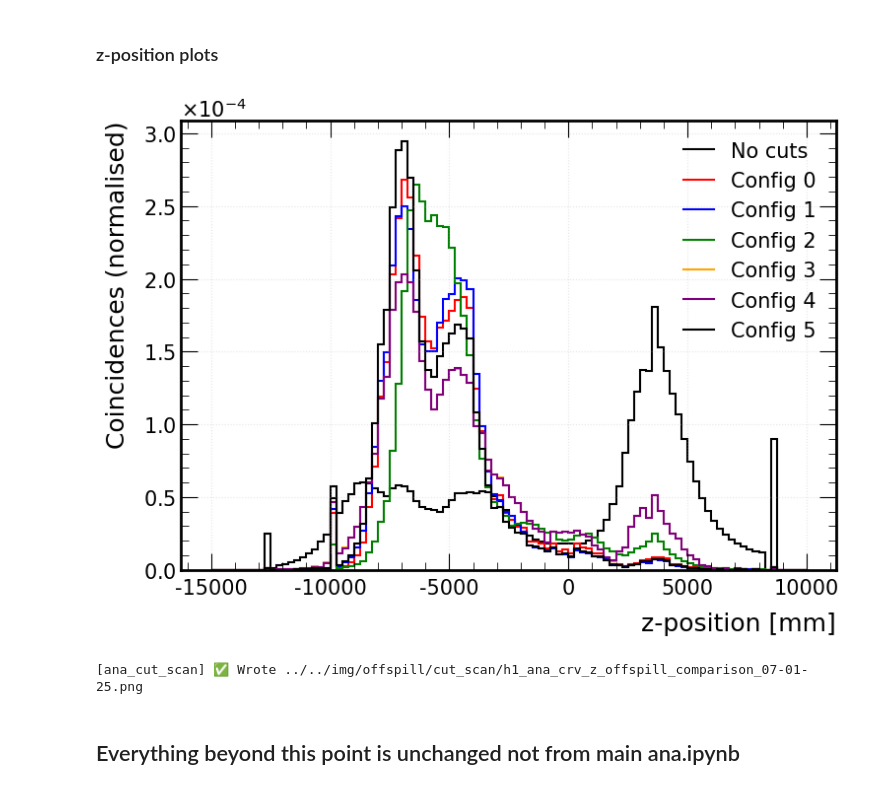
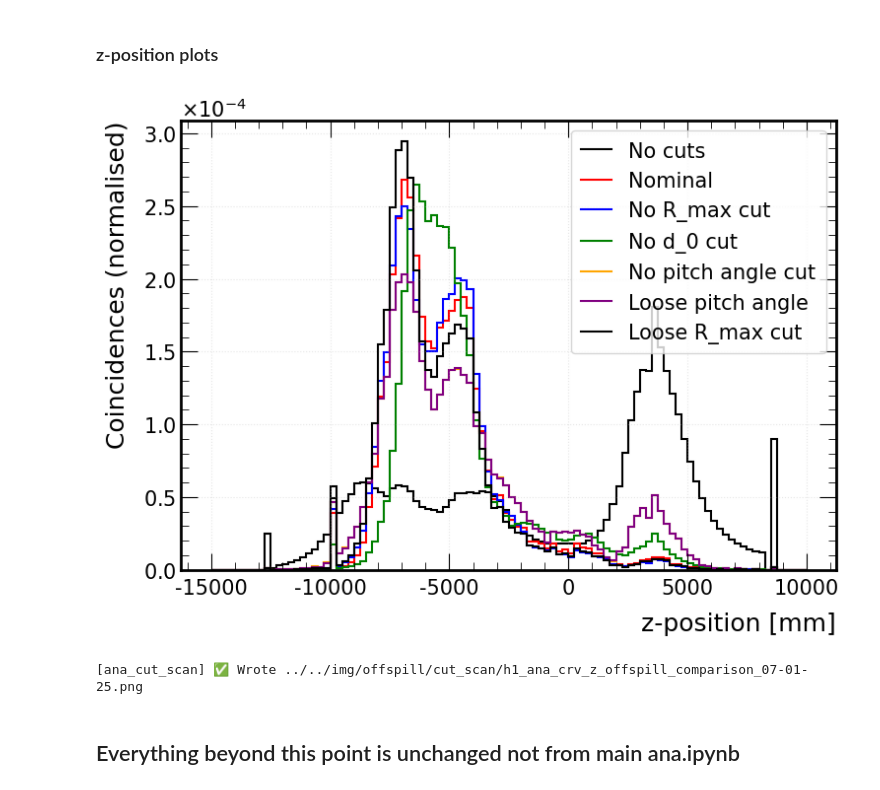
Before and after one commit to victordorojan/mu2e_cosmic_ana, a Jupyter notebook: ana/offspill/ana_cut_scan.ipynb, the cells around one changed output. Cells and saved outputs as stored; diff of their text form; code cells hidden in the pictures.

Commit message:
Updated plots

```diff
--- a/ana/offspill/ana_cut_scan.ipynb
+++ b/ana/offspill/ana_cut_scan.ipynb
@@ -864,39 +1002,48 @@ def z_plots_comparison(all_hists_dict, norm=True, out_path=None):
     # Colors for different configs
     colors = ["black", "red", "blue", "green", "orange", "purple"]
 
+    cut_labels = [
+            "Nominal",           # No within_lhr_max
+            "No R_max cut",           # No within_lhr_max
+            "No d_0 cut",             # No within_d0
+            "No pitch angle cut",     # No within_pitch_angle
+            "Loose pitch angle",      # Loose within_pitch_angle
+            "Loose R_max cut"         # Loose within_lhr_max
+    ]
+
     # First plot "All" selection from the first config (baseline/no cuts)
     first_config = list(all_hists_dict.keys())[0]
     h_all_baseline = all_hists_dict[first_config]["CRV z-position"][{"selection": "All"}]
     h_all_baseline.plot1d(ax=ax, color="black", label="No cuts", density=norm)
 
     # Then plot "CE-like" selection for each config
     for i, (config_id, hists) in enumerate(all_hists_dict.items()):
         hist_ce_like = hists["CRV z-position"][{"selection": "CE-like"}]
-        label = f"Config {config_id}" # .replace('config_', 'Config ')})"
+        # label = f"Config {config_id}" # .replace('config_', 'Config ')})"
         color = colors[(i + 1) % len(colors)]  # Offset by 1 since black is used for baseline
-        hist_ce_like.plot1d(ax=ax, color=color, label=label, density=norm)
+        hist_ce_like.plot1d(ax=ax, color=color, label=cut_labels[i], density=norm)
 
     ax.set_ylabel("Coincidences (normalised)")
     ax.set_xlabel("z-position [mm]")
     ax.grid(True, alpha=0.3)
-    ax.legend(frameon=False, loc="best")
+    ax.legend(frameon=True, loc="best")
     ax.ticklabel_format(style="scientific", axis="y", scilimits=(0,0), useMathText=True)
 
     plt.tight_layout()
     plt.savefig(out_path, dpi=300)
     plt.show()
     logger.log(f"Wrote {out_path}", "success")
 
 # Collect all histograms from each config
 all_hists_dict = {}
 for result in results:
     config_id = result["config_id"]
     all_hists_dict[config_id] = result["hists"]
 
 # Create comparison plot
 z_plots_comparison(all_hists_dict)
 # %% [output]
-[figure, old version]
+[figure, new version]
 [ana_cut_scan] ✅ Wrote ../../img/offspill/cut_scan/h1_ana_crv_z_offspill_comparison_07-01-25.png
 # %% [markdown]
 ## Everything beyond this point is unchanged not from main ana.ipynb
```
Also changed, not shown: parts of 4 cells of this notebook.
